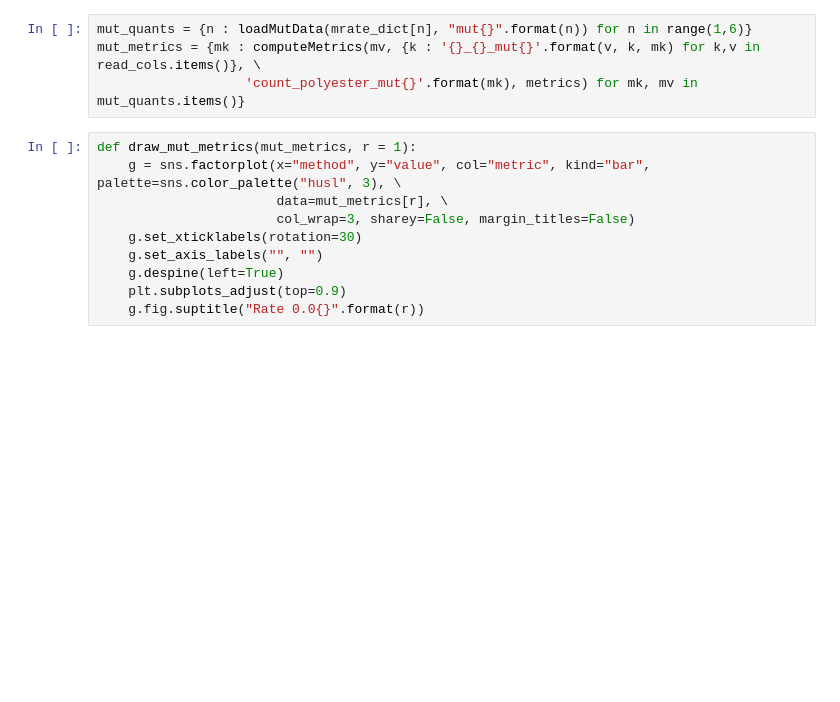
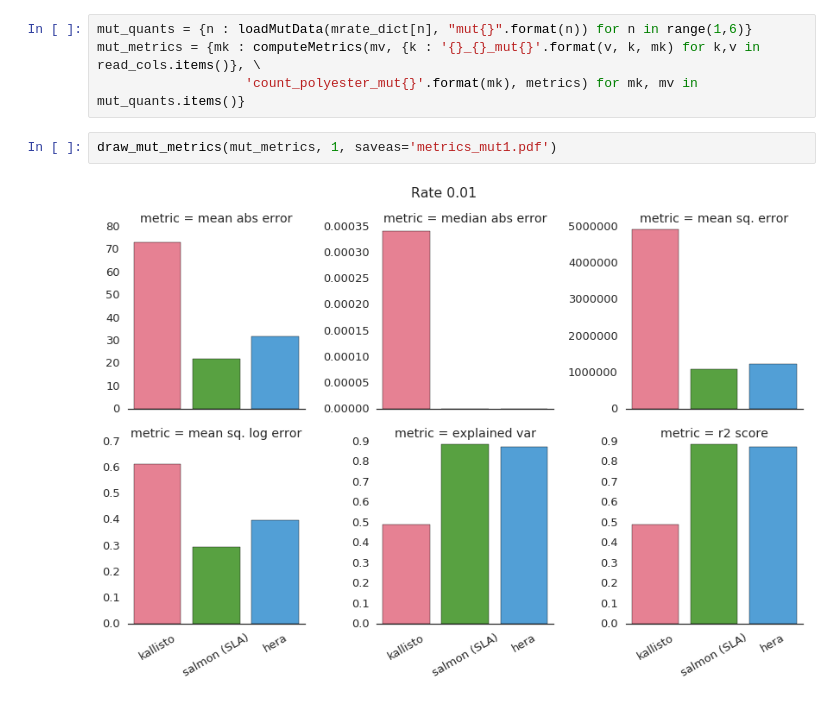
Before and after one commit to COMBINE-lab/selective-alignment-experiment, a Jupyter notebook: notebook/Mutation Analysis.ipynb, the cells around one changed output. Cells and saved outputs as stored; diff of their text form; blank space fills up the shorter version.

```diff
--- a/notebook/Mutation Analysis.ipynb
+++ b/notebook/Mutation Analysis.ipynb
@@ -84,13 +123,7 @@ def computeMetrics(df, colkeys, truthkey, metrics):
 mut_quants = {n : loadMutData(mrate_dict[n], "mut{}".format(n)) for n in range(1,6)}
 mut_metrics = {mk : computeMetrics(mv, {k : '{}_{}_mut{}'.format(v, k, mk) for k,v in read_cols.items()}, \
                    'count_polyester_mut{}'.format(mk), metrics) for mk, mv in mut_quants.items()}
-# %%
-def draw_mut_metrics(mut_metrics, r = 1):
-    g = sns.factorplot(x="method", y="value", col="metric", kind="bar", palette=sns.color_palette("husl", 3), \
-                       data=mut_metrics[r], \
-                       col_wrap=3, sharey=False, margin_titles=False)
-    g.set_xticklabels(rotation=30)
-    g.set_axis_labels("", "")
-    g.despine(left=True)
-    plt.subplots_adjust(top=0.9)
-    g.fig.suptitle("Rate 0.0{}".format(r))
+# %%
+draw_mut_metrics(mut_metrics, 1, saveas='metrics_mut1.pdf')
+# %% [output]
+[figure, added]
```
Also changed, not shown: parts of 26 cells of this notebook.
